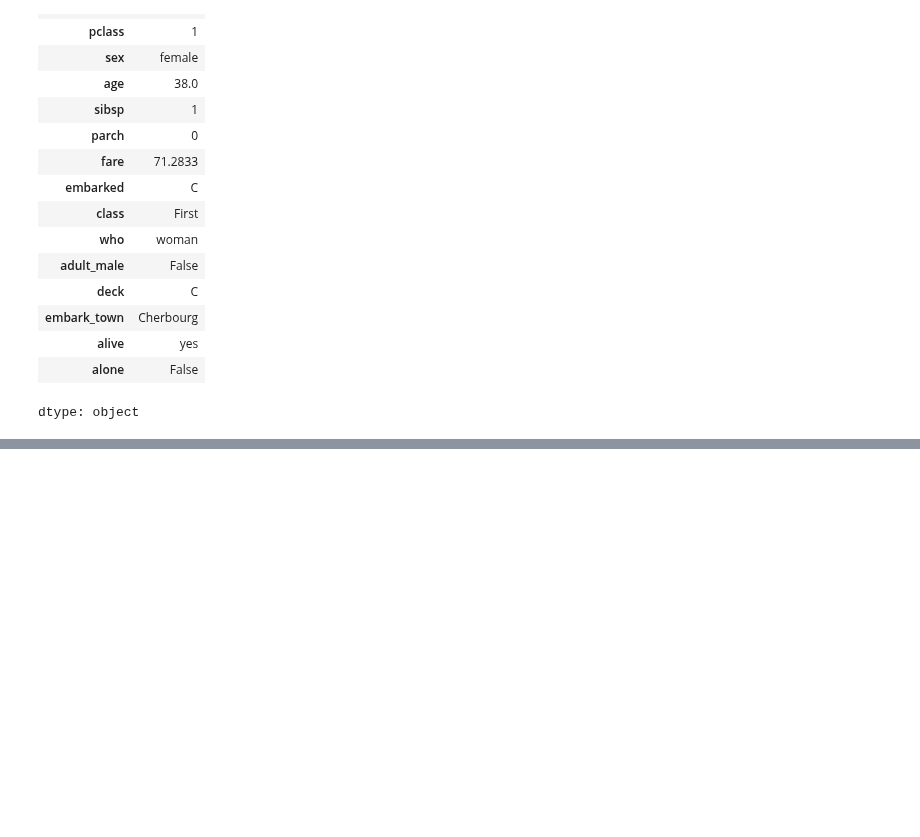
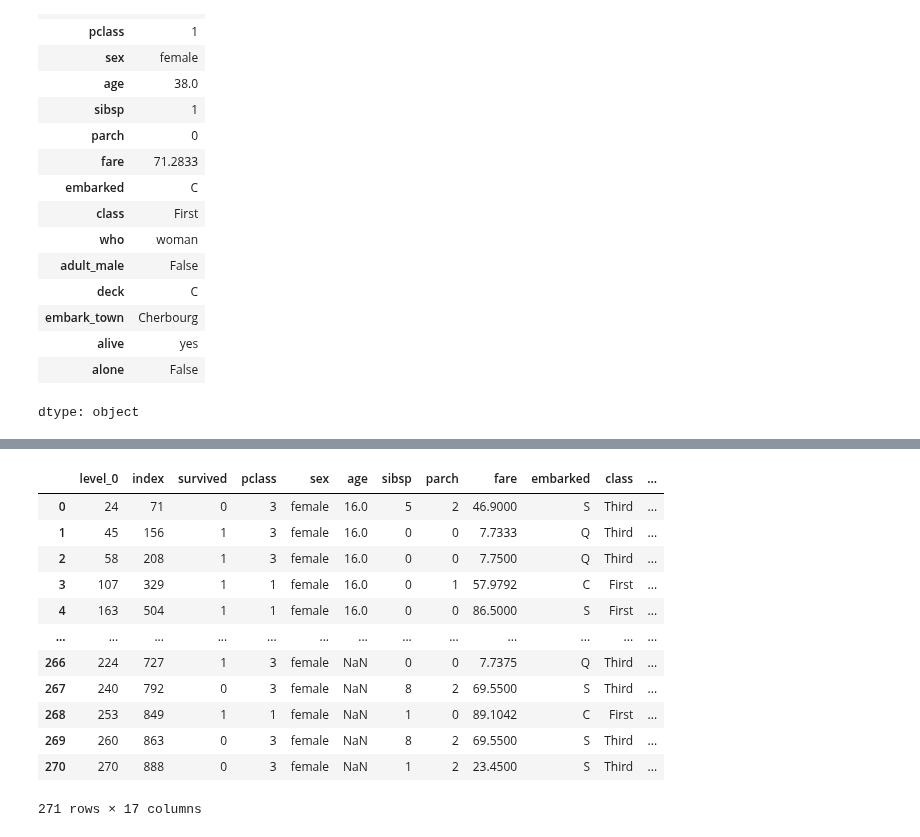
Before and after one commit to haribojjireddy/my-first-repo, a Jupyter notebook: Untitled37.ipynb, the cells around one changed output, grey strips where cells are left out. Cells and saved outputs as stored; diff of their text form; code cells hidden in the pictures; blank space fills up the shorter version.

```diff
--- a/Untitled37.ipynb
+++ b/Untitled37.ipynb
@@ -1024,0 +1632,16 @@ dtype: object
+# %%
+titanic[titanic["who"] == "woman"].reset_index().sort_values(["age"]).reset_index()
+# %% [output]
+|  | level_0 | index | survived | pclass | sex | age | sibsp | parch | fare | embarked | class | ... |
+| 0 | 24 | 71 | 0 | 3 | female | 16.0 | 5 | 2 | 46.9000 | S | Third | ... |
+| 1 | 45 | 156 | 1 | 3 | female | 16.0 | 0 | 0 | 7.7333 | Q | Third | ... |
+| 2 | 58 | 208 | 1 | 3 | female | 16.0 | 0 | 0 | 7.7500 | Q | Third | ... |
+| 3 | 107 | 329 | 1 | 1 | female | 16.0 | 0 | 1 | 57.9792 | C | First | ... |
+| 4 | 163 | 504 | 1 | 1 | female | 16.0 | 0 | 0 | 86.5000 | S | First | ... |
+| ... | ... | ... | ... | ... | ... | ... | ... | ... | ... | ... | ... | ... |
+| 266 | 224 | 727 | 1 | 3 | female | NaN | 0 | 0 | 7.7375 | Q | Third | ... |
+| 267 | 240 | 792 | 0 | 3 | female | NaN | 8 | 2 | 69.5500 | S | Third | ... |
+| 268 | 253 | 849 | 1 | 1 | female | NaN | 1 | 0 | 89.1042 | C | First | ... |
+| 269 | 260 | 863 | 0 | 3 | female | NaN | 8 | 2 | 69.5500 | S | Third | ... |
+| 270 | 270 | 888 | 0 | 3 | female | NaN | 1 | 2 | 23.4500 | S | Third | ... |
+271 rows × 17 columns
```
Also changed, not shown: parts of 98 cells of this notebook.
